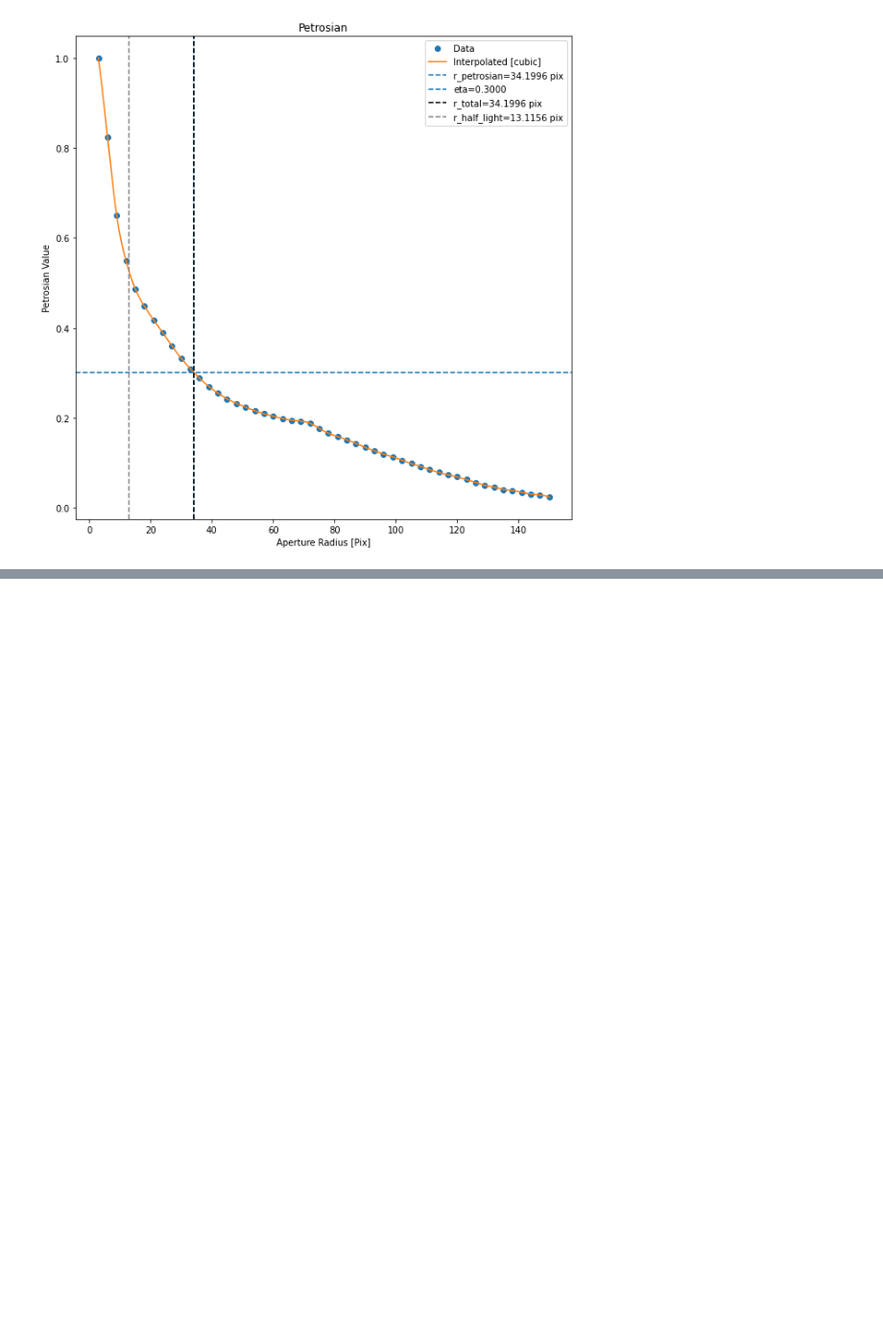
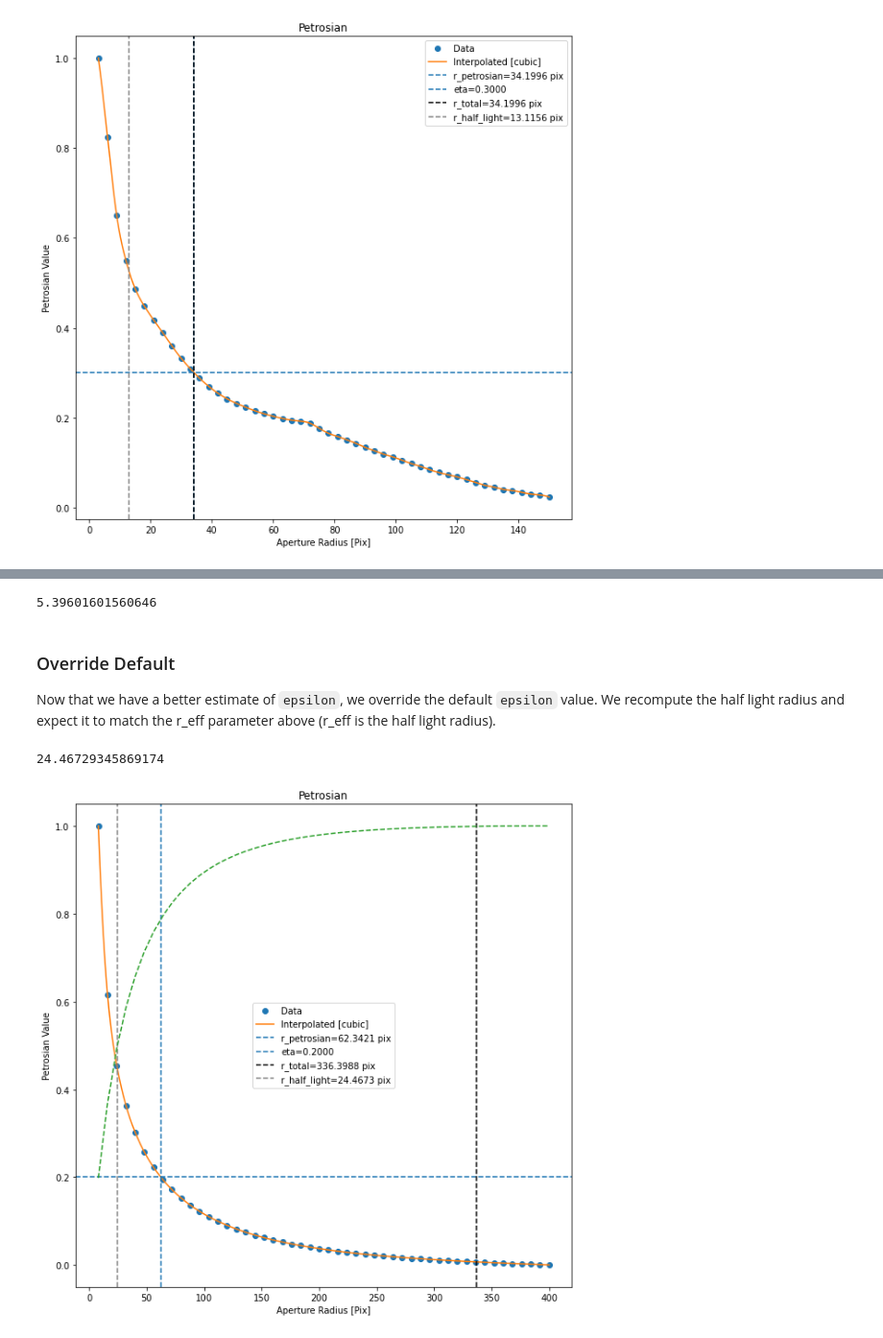
Before and after one commit to PetroFit/petrofit, a Jupyter notebook: docs/photometry_and_petrosian.ipynb, the cells around one changed output, grey strips where cells are left out. Shown at 96% size. Cells and saved outputs as stored; diff of their text form; code cells hidden in the pictures; blank space fills up the shorter version.

```diff
--- a/docs/photometry_and_petrosian.ipynb
+++ b/docs/photometry_and_petrosian.ipynb
@@ -390,0 +471,4 @@ r_total_flux (old vs new) = 123.51 vs 34.20
+# %%
+from petrofit.petrosian import PetrosianCorrection
+
+pc = PetrosianCorrection("data/concentration_index_grid_no_psf.yaml")
@@ -390,0 +492,23 @@ r_total_flux (old vs new) = 123.51 vs 34.20
+# %%
+estimated_epsilon = pc.estimate_epsilon(
+    sersic_p.r_half_light,
+    sersic_p.concentration_index()[-1]
+)
+
+estimated_epsilon
+# %% [output]
+5.39601601560646
+# %% [markdown]
+### Override Default
+
+Now that we have a better estimate of `epsilon`, we override the default `epsilon` value. We recompute the half light radius and expect it to match the r_eff parameter above (r_eff is the half light radius).
+# %%
+sersic_p.epsilon = estimated_epsilon
+# %%
+sersic_p.r_half_light
+# %% [output]
+24.46729345869174
+# %%
+sersic_p.plot(plot_r=True, plot_normalized_flux=True)
+# %% [output]
+[figure, added]
```
Also changed, not shown: parts of 31 cells of this notebook, 8 other files.
